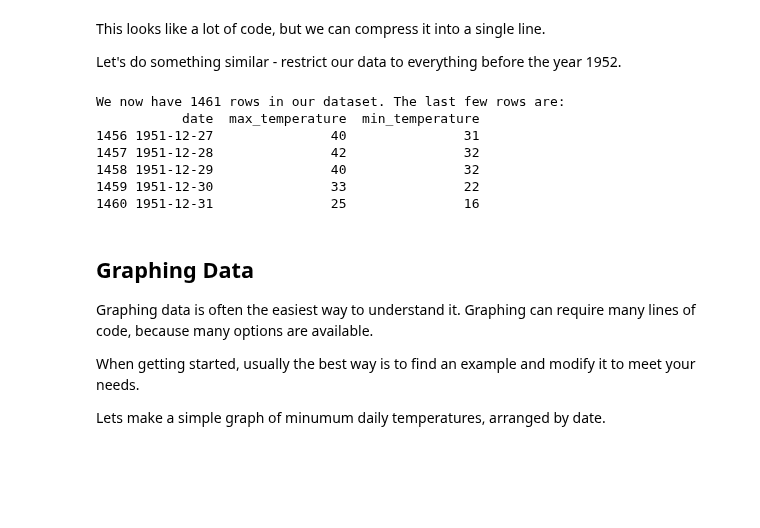
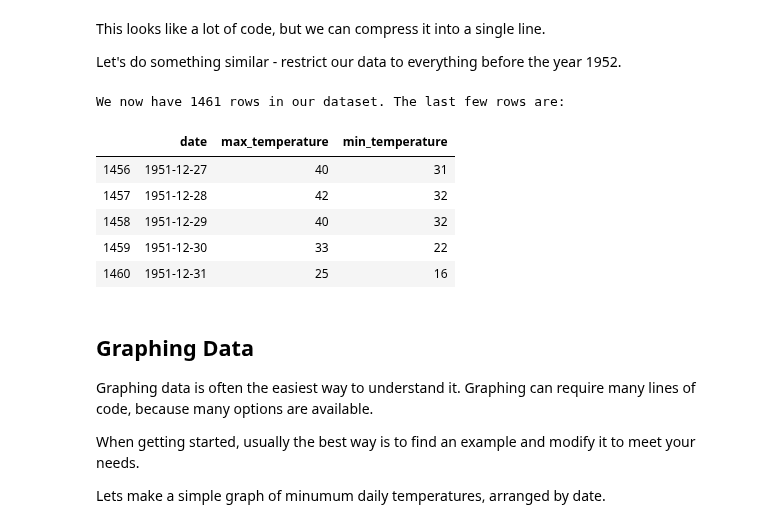
Before and after one commit to MicrosoftDocs/mslearn-introduction-to-machine-learning, a Jupyter notebook: 0a - unit 05.ipynb, the cells around one changed output. Drawn from its saved outputs; the diff is of its cells as text; code cells hidden in the pictures; blank space fills up the shorter version.

Commit message:
no longer using print function when not required

```diff
--- a/0a - unit 05.ipynb
+++ b/0a - unit 05.ipynb
@@ -163,18 +163,18 @@ Let's do something similar - restrict our data to everything before the year 195
 # %%
 # Only keep dates before 1952
 dataset = dataset[dataset.date < datetime(1952,1,1)]
 
 # Print information about this
 print(f"We now have {len(dataset)} rows in our dataset. The last few rows are:")
-print(dataset.tail())
+dataset.tail()
 # %% [output]
 We now have 1461 rows in our dataset. The last few rows are:
-           date  max_temperature  min_temperature
-1456 1951-12-27               40               31
-1457 1951-12-28               42               32
-1458 1951-12-29               40               32
-1459 1951-12-30               33               22
-1460 1951-12-31               25               16
+|  | date | max_temperature | min_temperature |
+| 1456 | 1951-12-27 | 40 | 31 |
+| 1457 | 1951-12-28 | 42 | 32 |
+| 1458 | 1951-12-29 | 40 | 32 |
+| 1459 | 1951-12-30 | 33 | 22 |
+| 1460 | 1951-12-31 | 25 | 16 |
 # %% [markdown]
 ## Graphing Data
 
```
Also changed, not shown: parts of 1 cell of this notebook.
